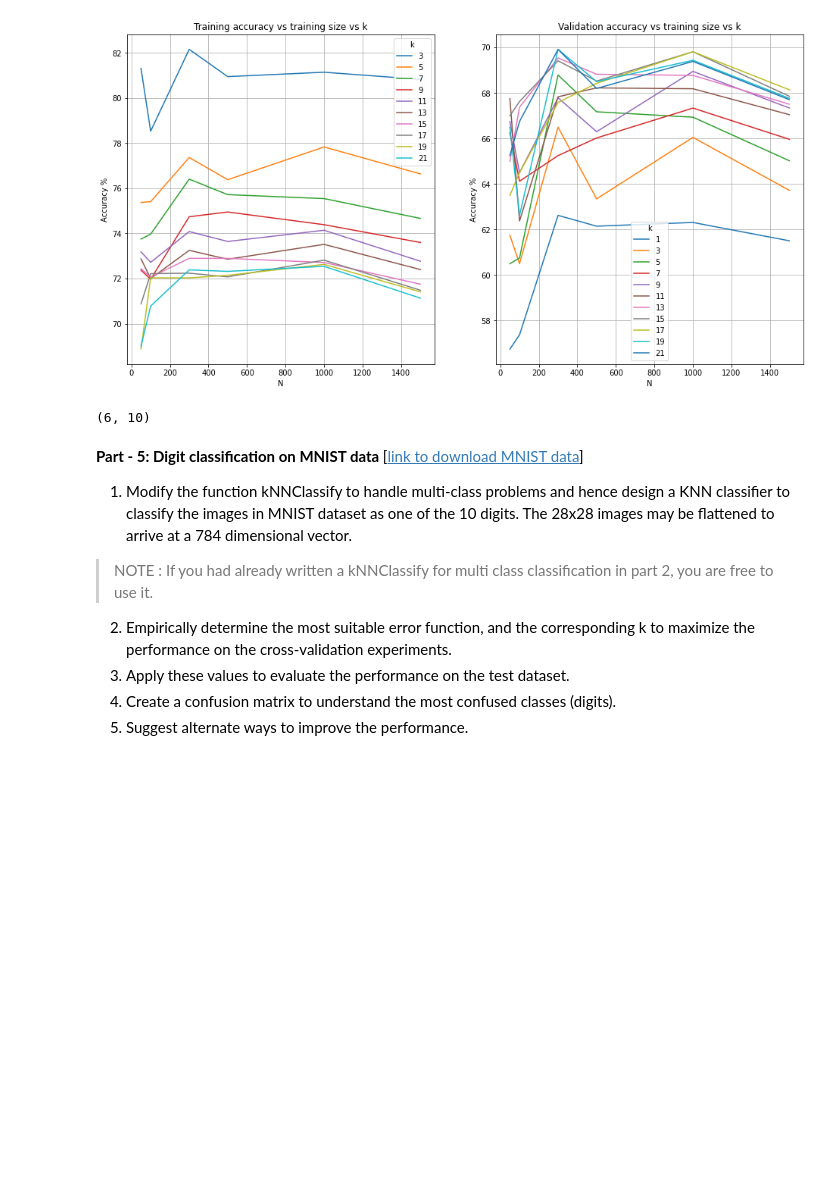
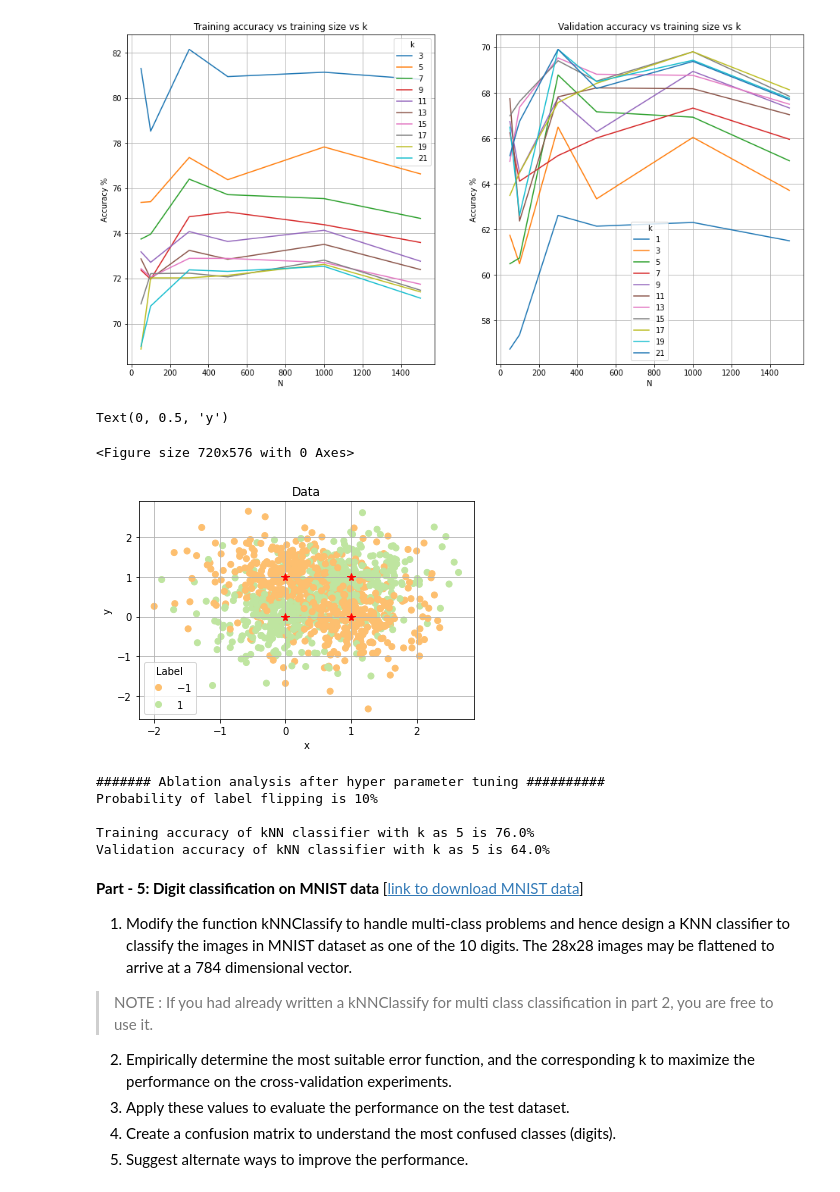
Before and after one commit to TUdayKiranReddy/PRML, a Jupyter notebook: Coding_assignments/Assignment_1/TADIPATRI_UDAY_KIRAN_REDDY_Programming_Assignment_01_KNN.ipynb, the cells around one changed output. Drawn from its saved outputs; the diff is of its cells as text; code cells hidden in the pictures; blank space fills up the shorter version.

```diff
--- a/Coding_assignments/Assignment_1/TADIPATRI_UDAY_KIRAN_REDDY_Programming_Assignment_01_KNN.ipynb
+++ b/Coding_assignments/Assignment_1/TADIPATRI_UDAY_KIRAN_REDDY_Programming_Assignment_01_KNN.ipynb
@@ -445,10 +507,53 @@ plt.ylabel('Accuracy %')
 Text(0, 0.5, 'Accuracy %')
 [figure]
 [figure]
-# %%
-print(train_errors_1.shape)
-# %% [output]
-(6, 10)
+# %%
+##################################
+#Part4 - (2): Ablation analysis : Mention classification accuracy on dataset with changing the variance and noise level
+##################################
+
+N = 100
+# Generate data with more variances
+X1, Y1 = gen_data_set(N, var=0.4)
+X2, Y2 = gen_data_set(N, var=0.5)
+X3, Y3 = gen_data_set(N, var=0.1)
+# Combine them
+final_X_train = np.vstack((X1, X2, X3))
+final_Y_train = np.vstack((Y1, Y2, Y3))
+
+# Randomly flip label
+p_flip = 0.1
+flip_idx = np.random.choice(np.arange(2), p=[1-p_flip, p_flip], size=(N))
+final_Y_train[flip_idx] = -1*final_Y_train[flip_idx]
+
+plt.figure(figsize=(10, 8))
+fig, ax = plt.subplots()
+ax.title.set_text("Data")
+scatter = ax.scatter(final_X_train[:, 0], final_X_train[:, 1], c=final_Y_train, vmin=-3, vmax=3, cmap="Spectral")
+ax.plot(mean1[0], mean1[1], 'r*', markersize=8)
+ax.plot(mean2[0], mean2[1], 'r*', markersize=8)
+ax.plot(mean3[0], mean3[1], 'r*', markersize=8)
+ax.plot(mean4[0], mean4[1], 'r*', markersize=8)
+ax.grid()
+ax.legend(*scatter.legend_elements(), title="Label")
+ax.set_xlabel("x")
+ax.set_ylabel("y")
+# %% [output]
+Text(0, 0.5, 'y')
+<Figure size 720x576 with 0 Axes>
+[figure, added]
+# %%
+k=5
+print("####### Ablation analysis after hyper parameter tuning ##########")
+print("Probability of label flipping is {}%\n".format(int(p_flip*100)))
+print("Training accuracy of kNN classifier with k as {} is {}%".format(k, np.round(KNNAccuracy(final_Y_train, kNNClassify(final_X_train, final_Y_train, final_X_train, k))*100), 2))
+print("Validation accuracy of kNN classifier with k as {} is {}%".format(k, np.round(KNNAccuracy(Y_test, kNNClassify(X_train, Y_train, X_test, k))*100), 2))
+# %% [output]
+####### Ablation analysis after hyper parameter tuning ##########
+Probability of label flipping is 10%
+
+Training accuracy of kNN classifier with k as 5 is 76.0%
+Validation accuracy of kNN classifier with k as 5 is 64.0%
 # %% [markdown]
 <b> Part - 5: Digit classification on MNIST data  </b>
 [[link to download MNIST data]( http://yann.lecun.com/exdb/mnist/)]
```
Also changed, not shown: parts of 22 cells of this notebook, 1 other file.
